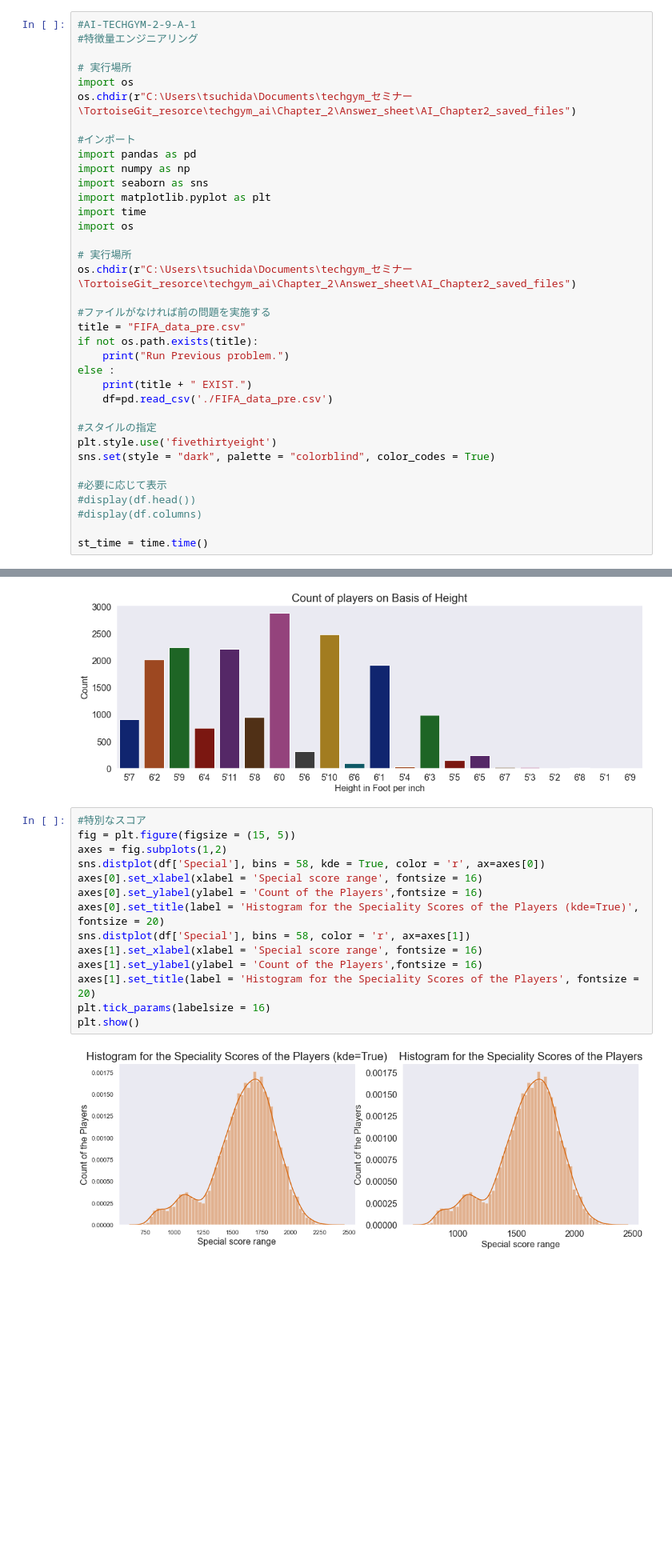
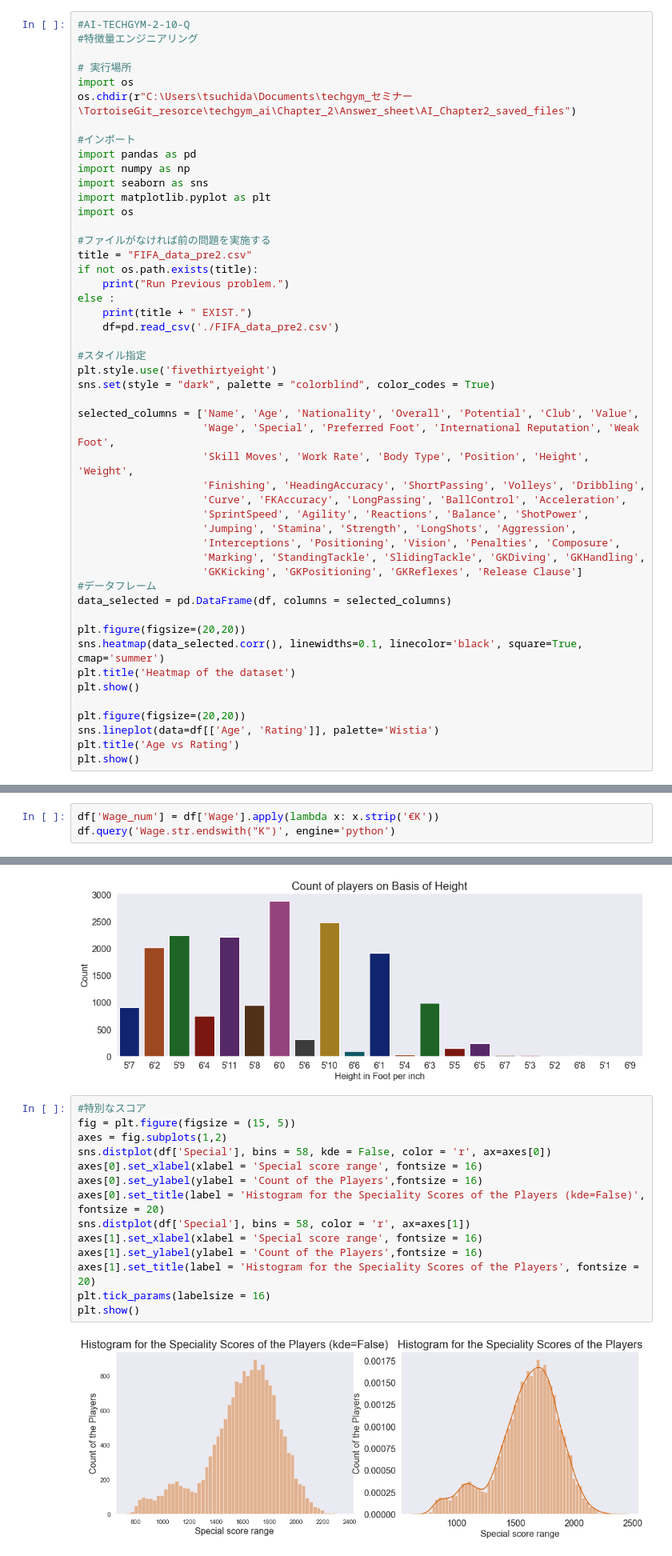
Before and after one commit to tsuchida5030/techgym_ai, a Jupyter notebook: Chapter_1/AI_running_1.ipynb, the cells around one changed output, grey strips where cells are left out. Shown at 80% size. Cells and saved outputs as stored; diff of their text form; blank space fills up the shorter version.

```diff
--- a/Chapter_1/AI_running_1.ipynb
+++ b/Chapter_1/AI_running_1.ipynb
@@ -1,5 +1,5 @@
 # %%
-#AI-TECHGYM-2-9-A-1
+#AI-TECHGYM-2-10-Q
 #特徴量エンジニアリング
 
 # 実行場所
@@ -11,27 +11,40 @@ import pandas as pd
 import numpy as np
 import seaborn as sns
 import matplotlib.pyplot as plt
-import time
 import os
 
-# 実行場所
-os.chdir(r"C:\Users\tsuchida\Documents\techgym_セミナー\TortoiseGit_resorce\techgym_ai\Chapter_2\Answer_sheet\AI_Chapter2_saved_files")
-
 #ファイルがなければ前の問題を実施する
-title = "FIFA_data_pre.csv"
+title = "FIFA_data_pre2.csv"
 if not os.path.exists(title):
     print("Run Previous problem.")
 else :
     print(title + " EXIST.")
-    df=pd.read_csv('./FIFA_data_pre.csv')
+    df=pd.read_csv('./FIFA_data_pre2.csv')
 
-#スタイルの指定
+#スタイル指定
 plt.style.use('fivethirtyeight')
 sns.set(style = "dark", palette = "colorblind", color_codes = True)
 
-#必要に応じて表示
-#display(df.head())
-#display(df.columns)
+selected_columns = ['Name', 'Age', 'Nationality', 'Overall', 'Potential', 'Club', 'Value',
+                    'Wage', 'Special', 'Preferred Foot', 'International Reputation', 'Weak Foot',
+                    'Skill Moves', 'Work Rate', 'Body Type', 'Position', 'Height', 'Weight',
+                    'Finishing', 'HeadingAccuracy', 'ShortPassing', 'Volleys', 'Dribbling',
+                    'Curve', 'FKAccuracy', 'LongPassing', 'BallControl', 'Acceleration',
+                    'SprintSpeed', 'Agility', 'Reactions', 'Balance', 'ShotPower',
+                    'Jumping', 'Stamina', 'Strength', 'LongShots', 'Aggression',
+                    'Interceptions', 'Positioning', 'Vision', 'Penalties', 'Composure',
+                    'Marking', 'StandingTackle', 'SlidingTackle', 'GKDiving', 'GKHandling',
+                    'GKKicking', 'GKPositioning', 'GKReflexes', 'Release Clause']
+#データフレーム
+data_selected = pd.DataFrame(df, columns = selected_columns)
 
-st_time = time.time()
+plt.figure(figsize=(20,20))
+sns.heatmap(data_selected.corr(), linewidths=0.1, linecolor='black', square=True, cmap='summer')
+plt.title('Heatmap of the dataset')
+plt.show()
+
+plt.figure(figsize=(20,20))
+sns.lineplot(data=df[['Age', 'Rating']], palette='Wistia')
+plt.title('Age vs Rating')
+plt.show()
 # %% [output]
@@ -38,0 +80,3 @@ FIFA_data_pre.csv EXIST.
+# %%
+df['Wage_num'] = df['Wage'].apply(lambda x: x.strip('€K'))
+df.query('Wage.str.endswith("K")', engine='python')
@@ -70,19 +128,19 @@ plt.show()
 # %%
 #特別なスコア
 fig = plt.figure(figsize = (15, 5))
 axes = fig.subplots(1,2)
-sns.distplot(df['Special'], bins = 58, kde = True, color = 'r', ax=axes[0])
+sns.distplot(df['Special'], bins = 58, kde = False, color = 'r', ax=axes[0])
 axes[0].set_xlabel(xlabel = 'Special score range', fontsize = 16)
 axes[0].set_ylabel(ylabel = 'Count of the Players',fontsize = 16)
-axes[0].set_title(label = 'Histogram for the Speciality Scores of the Players (kde=True)', fontsize = 20)
+axes[0].set_title(label = 'Histogram for the Speciality Scores of the Players (kde=False)', fontsize = 20)
 sns.distplot(df['Special'], bins = 58, color = 'r', ax=axes[1])
 axes[1].set_xlabel(xlabel = 'Special score range', fontsize = 16)
 axes[1].set_ylabel(ylabel = 'Count of the Players',fontsize = 16)
 axes[1].set_title(label = 'Histogram for the Speciality Scores of the Players', fontsize = 20)
 plt.tick_params(labelsize = 16)
 plt.show()
 # %% [output]
-[figure, old version]
+[figure, new version]
 # %%
 #ポテンシャル
 plt.figure(figsize = (15, 5))
```
Also changed, not shown: parts of 5 cells of this notebook, 10 other files.
